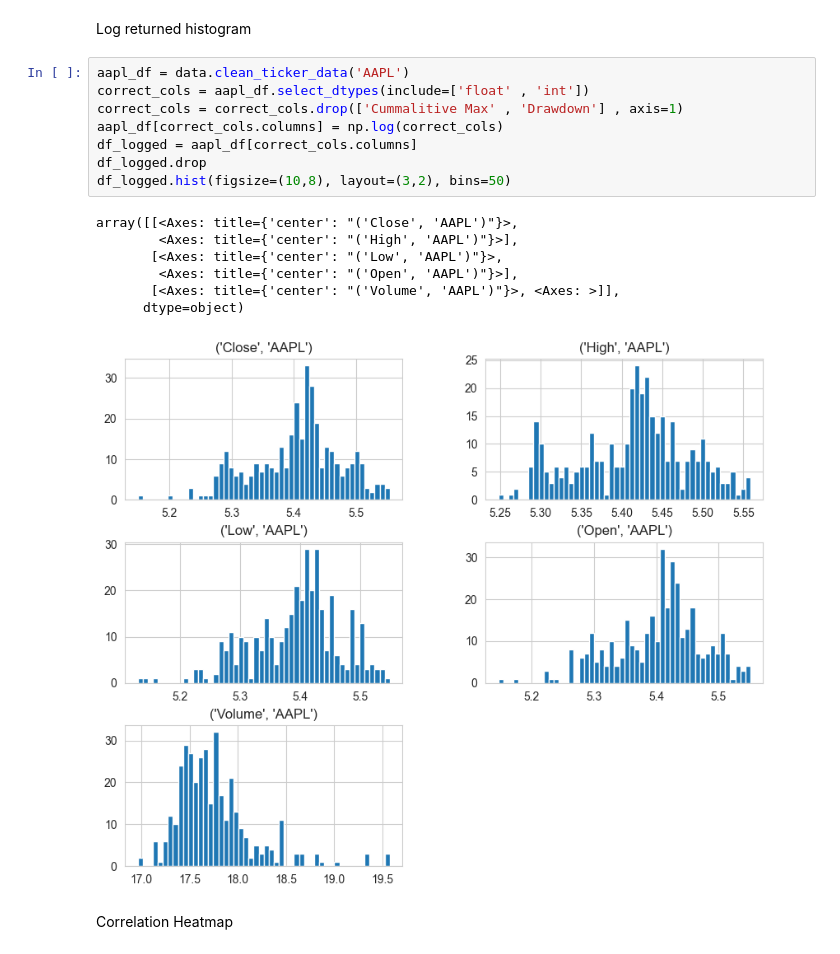
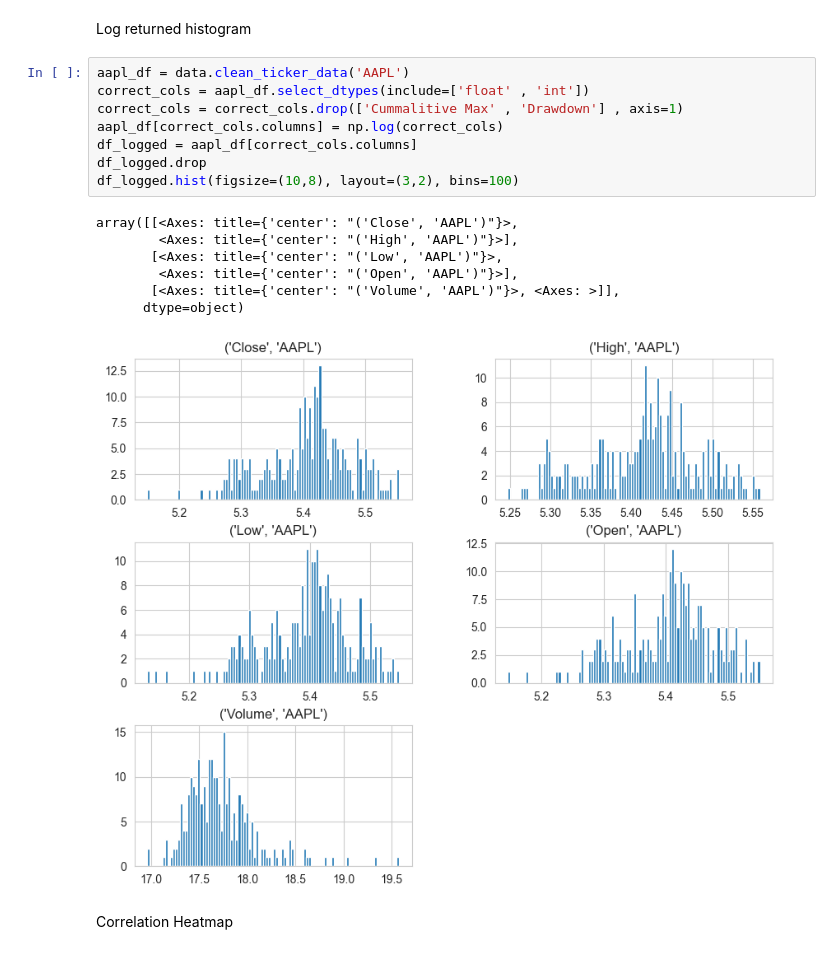
Before and after one commit to humaspasta/Market-Data-Pipeline-Descriptive-Analytics, a Jupyter notebook: project_1_data_pipeline.ipynb, the cells around one changed output. Cells and saved outputs as stored; diff of their text form.

```diff
--- a/project_1_data_pipeline.ipynb
+++ b/project_1_data_pipeline.ipynb
@@ -154,19 +156,19 @@ Log returned histogram
 # %%
 aapl_df = data.clean_ticker_data('AAPL')
 correct_cols = aapl_df.select_dtypes(include=['float' , 'int'])
 correct_cols = correct_cols.drop(['Cummalitive Max' , 'Drawdown'] , axis=1)
 aapl_df[correct_cols.columns] = np.log(correct_cols)
 df_logged = aapl_df[correct_cols.columns]
 df_logged.drop
-df_logged.hist(figsize=(10,8), layout=(3,2), bins=50)
+df_logged.hist(figsize=(10,8), layout=(3,2), bins=100)
 # %% [output]
 array([[<Axes: title={'center': "('Close', 'AAPL')"}>,
         <Axes: title={'center': "('High', 'AAPL')"}>],
        [<Axes: title={'center': "('Low', 'AAPL')"}>,
         <Axes: title={'center': "('Open', 'AAPL')"}>],
        [<Axes: title={'center': "('Volume', 'AAPL')"}>, <Axes: >]],
       dtype=object)
-[figure, old version]
+[figure, new version]
 # %% [markdown]
 Correlation Heatmap
 # %%
```
Also changed, not shown: parts of 4 cells of this notebook, 1 other file.
